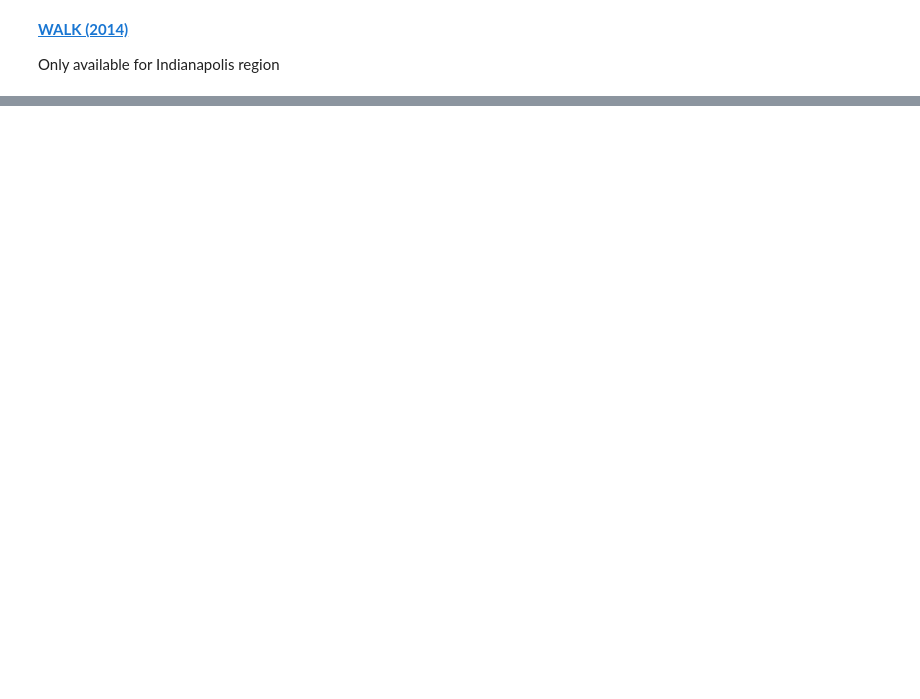
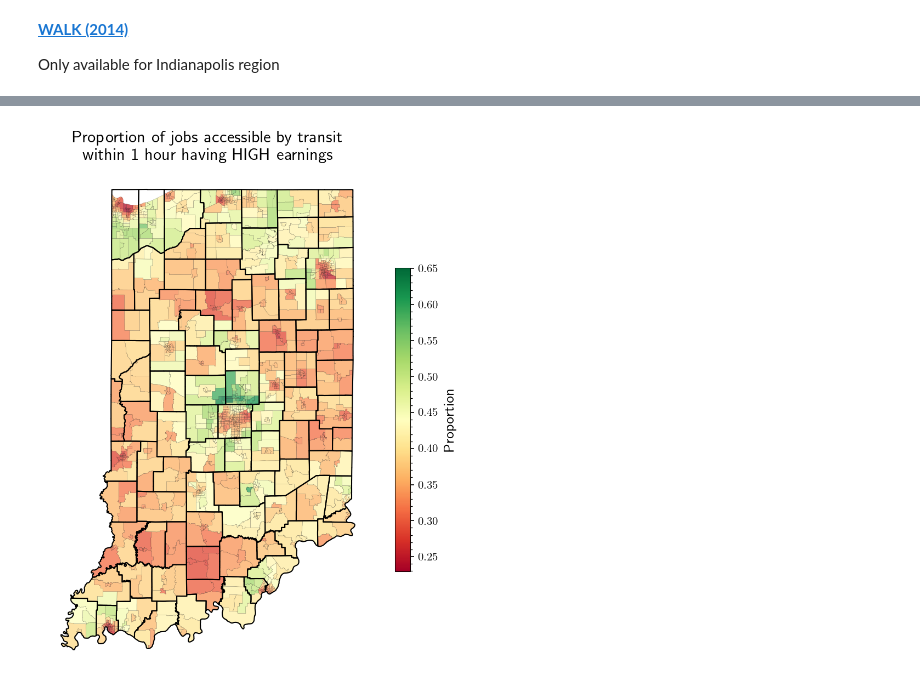
Before and after one commit to rvanxer/spr_4711, a Jupyter notebook: code/AAA.ipynb, the cells around one changed output, grey strips where cells are left out. Saved outputs shown, nothing was run; the diff lists cells and outputs as text; code cells hidden in the pictures; blank space fills up the shorter version.

```diff
--- a/code/AAA.ipynb
+++ b/code/AAA.ipynb
@@ -194,0 +209,9 @@ ej = bound[['geoid', 'scale', 'name', 'geometry']].merge(ej, on='geoid').disp(3)
+# %%
+title = 'Proportion of jobs accessible by transit\nwithin 1 hour having HIGH earnings'
+ax = U.plot(size=(8, 8), axoff=1, title=title)
+df[df.category == 'High'].plot(
+    ax=ax, column='ratio', alpha=0.75, ec='k', lw=0.1, cmap='RdYlGn', legend=True,
+        legend_kwds=dict(shrink=0.6, label='Proportion'))
+county.plot(ax=ax, fc='none', ec='k', lw=1);
+# %% [output]
+[figure, added]
```
Also changed, not shown: parts of 34 cells of this notebook, 10 other files.
